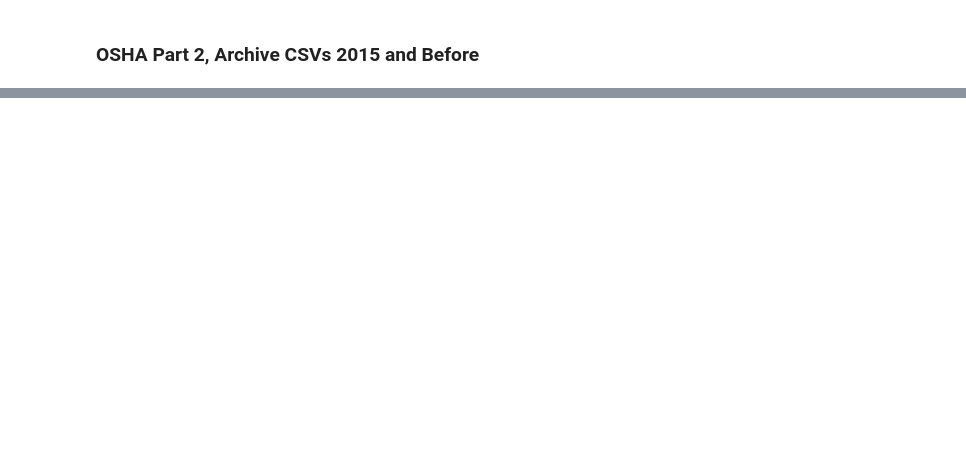
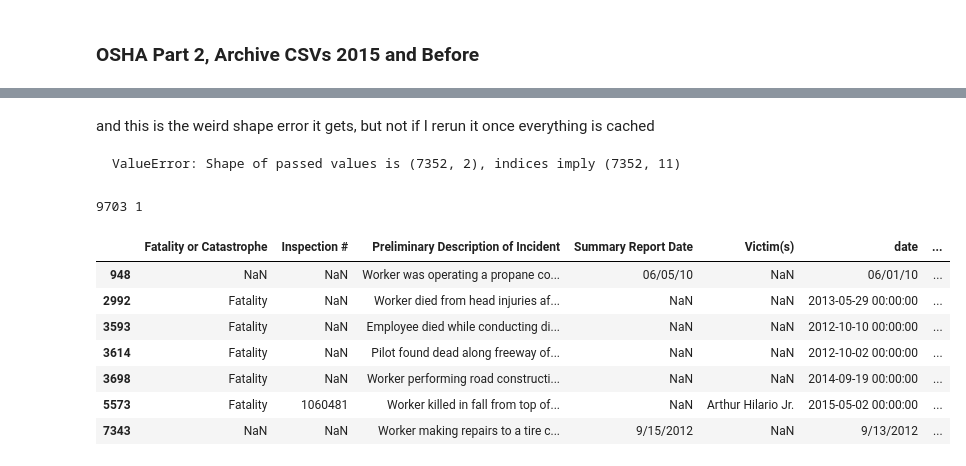
Before and after one commit to awoziji/workerfatalities, a Jupyter notebook: data/processs.ipynb, the cells around one changed output, grey strips where cells are left out. Saved outputs shown, nothing was run; the diff lists cells and outputs as text; code cells hidden in the pictures; blank space fills up the shorter version.

````diff
--- a/data/processs.ipynb
+++ b/data/processs.ipynb
@@ -414,0 +369,4 @@ all_deaths.to_csv('all_deaths.csv')
+# %%
+osha_archive['place'] = osha_archive['Company'].fillna(osha_archive['Company, City, State, ZIP'])
+osha_archive.drop(['Company', 'Company, City, State, ZIP'], inplace=True, axis=1)
+osha_archive.info()
@@ -414,0 +417,5 @@ all_deaths.to_csv('all_deaths.csv')
+# %% [markdown]
+and this is the weird shape error it gets, but not if I rerun it once everything is cached
+```
+ValueError: Shape of passed values is (7352, 2), indices imply (7352, 11)
+```
@@ -414,0 +426,4 @@ all_deaths.to_csv('all_deaths.csv')
+# %%
+print(geo_cache['cache_hit_count'], geo_cache['cache_miss_count'])
+# %% [output]
+9703 1
@@ -414,0 +440,17 @@ all_deaths.to_csv('all_deaths.csv')
+# %%
+osha_archive[osha_archive.lat.isnull()]
+# get_lat_lng('Terry"s Construction, Blackwell, OK 74631')
+# osha_archive[
+# osha_archive.dropna(axis=1, how='any').info()
+# osha_archive.lat.value_counts()
+# len(osha_archive[osha_archive.place.str.contains('worker')])
+# osha_archive.place.str.contains('worker').value_counts()
+# %% [output]
+|  | Fatality or Catastrophe | Inspection # | Preliminary Description of Incident | Summary Report Date | Victim(s) | date | ... |
+| 948 | NaN | NaN | Worker was operating a propane co... | 06/05/10 | NaN | 06/01/10 | ... |
+| 2992 | Fatality | NaN | Worker died from head injuries af... | NaN | NaN | 2013-05-29 00:00:00 | ... |
+| 3593 | Fatality | NaN | Employee died while conducting di... | NaN | NaN | 2012-10-10 00:00:00 | ... |
+| 3614 | Fatality | NaN | Pilot found dead along freeway of... | NaN | NaN | 2012-10-02 00:00:00 | ... |
+| 3698 | Fatality | NaN | Worker performing road constructi... | NaN | NaN | 2014-09-19 00:00:00 | ... |
+| 5573 | Fatality | 1060481 | Worker killed in fall from top of... | NaN | Arthur Hilario Jr. | 2015-05-02 00:00:00 | ... |
+| 7343 | NaN | NaN | Worker making repairs to a tire c... | 9/15/2012 | NaN | 9/13/2012 | ... |
````
Also changed, not shown: parts of 87 cells of this notebook, 25 other files.
